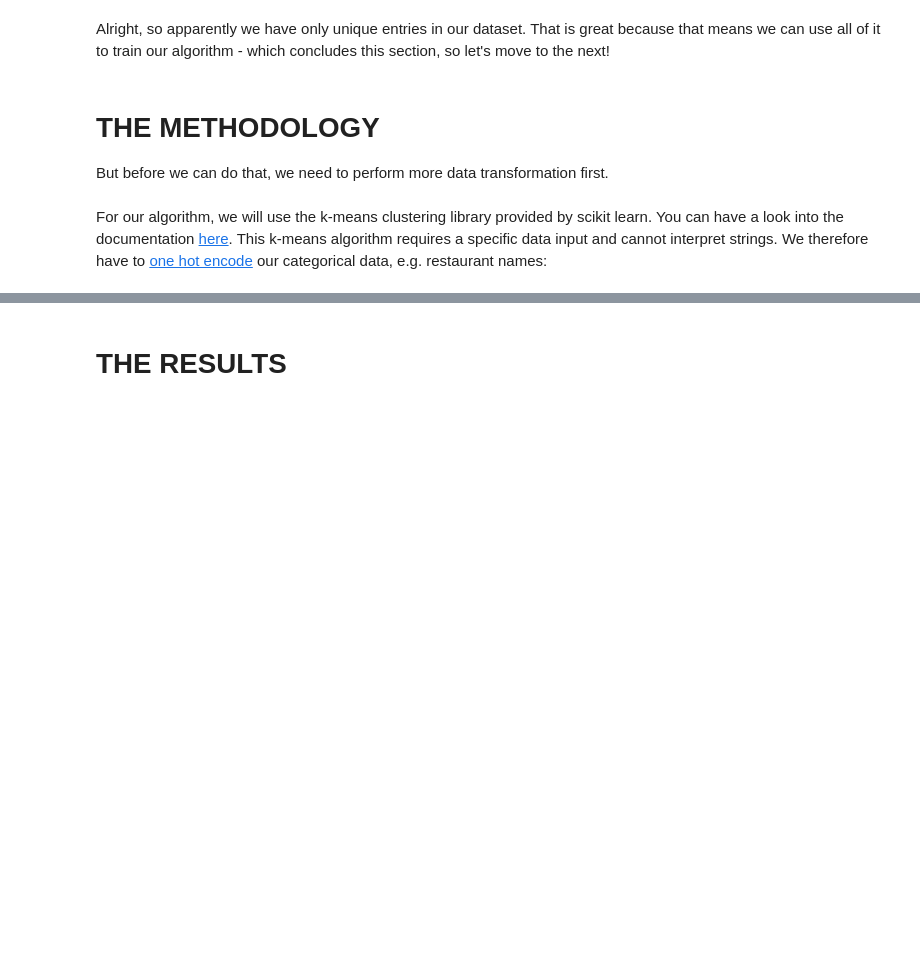
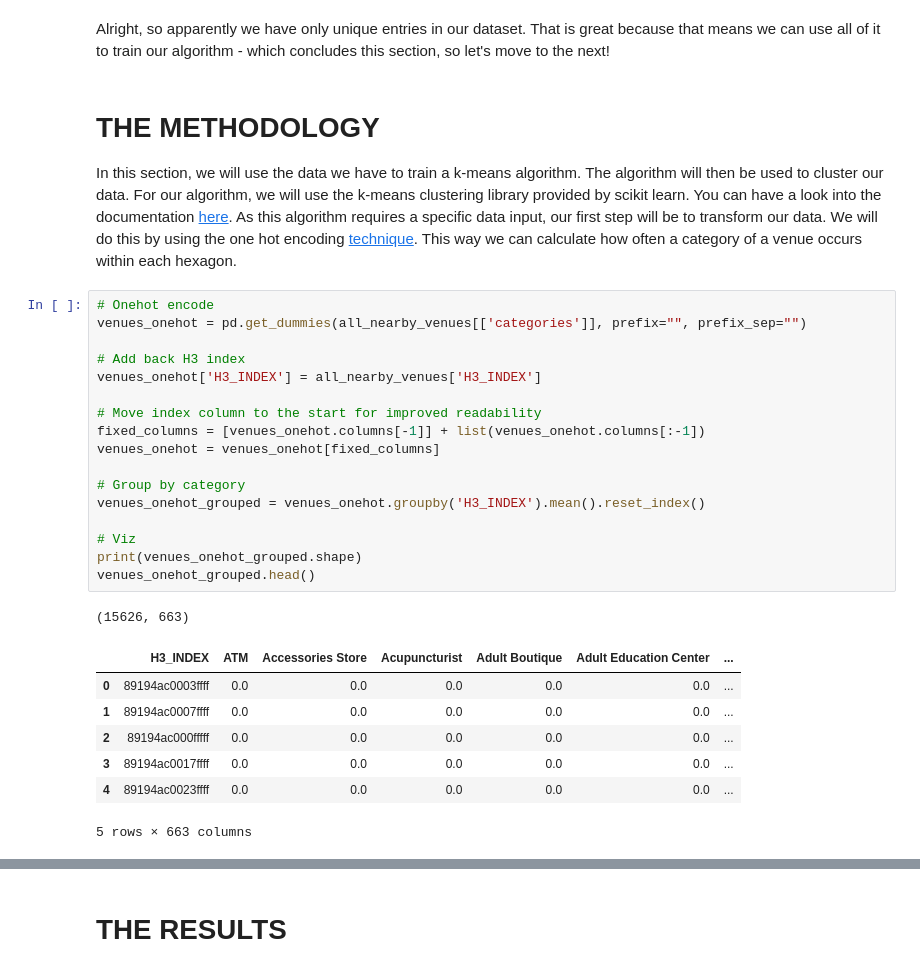
Before and after one commit to Mauricebuettgenbach/battle_of_the_neighborhoods, a Jupyter notebook: THE_BATTLE_OF_NEIHBORHOODS.ipynb, the cells around one changed output, grey strips where cells are left out. Cells and saved outputs as stored; diff of their text form; blank space fills up the shorter version.

```diff
--- a/THE_BATTLE_OF_NEIHBORHOODS.ipynb
+++ b/THE_BATTLE_OF_NEIHBORHOODS.ipynb
@@ -1012,7 +1015,30 @@ print(test.shape)
 Alright, so apparently we have only unique entries in our dataset. That is great because that means we can use all of it to train our algorithm - which concludes this section, so let's move to the next!
 # %% [markdown]
 # THE METHODOLOGY
- But before we can do that, we need to perform more data transformation first.
-<br>
-<br>
-For our algorithm, we will use the k-means clustering library provided by scikit learn. You can have a look into the documentation [here](https://scikit-learn.org/stable/modules/generated/sklearn.cluster.KMeans.html). This k-means algorithm requires a specific data input and cannot interpret strings. We therefore have to [one hot encode](https://machinelearningmastery.com/why-one-hot-encode-data-in-machine-learning/) our categorical data, e.g. restaurant names:
+In this section, we will use the data we have to train a k-means algorithm. The algorithm will then be used to cluster our data. For our algorithm, we will use the k-means clustering library provided by scikit learn. You can have a look into the documentation [here](https://scikit-learn.org/stable/modules/generated/sklearn.cluster.KMeans.html). As this algorithm requires a specific data input, our first step will be to transform our data. We will do this by using the one hot encoding [technique](https://machinelearningmastery.com/why-one-hot-encode-data-in-machine-learning/). This way we can calculate how often a category of a venue occurs within each hexagon.
+# %%
+# Onehot encode
+venues_onehot = pd.get_dummies(all_nearby_venues[['categories']], prefix="", prefix_sep="")
+
+# Add back H3 index
+venues_onehot['H3_INDEX'] = all_nearby_venues['H3_INDEX']
+
+# Move index column to the start for improved readability
+fixed_columns = [venues_onehot.columns[-1]] + list(venues_onehot.columns[:-1])
+venues_onehot = venues_onehot[fixed_columns]
+
+# Group by category
+venues_onehot_grouped = venues_onehot.groupby('H3_INDEX').mean().reset_index()
+
+# Viz
+print(venues_onehot_grouped.shape)
+venues_onehot_grouped.head()
+# %% [output]
+(15626, 663)
+|  | H3_INDEX | ATM | Accessories Store | Acupuncturist | Adult Boutique | Adult Education Center | ... |
+| 0 | 89194ac0003ffff | 0.0 | 0.0 | 0.0 | 0.0 | 0.0 | ... |
+| 1 | 89194ac0007ffff | 0.0 | 0.0 | 0.0 | 0.0 | 0.0 | ... |
+| 2 | 89194ac000fffff | 0.0 | 0.0 | 0.0 | 0.0 | 0.0 | ... |
+| 3 | 89194ac0017ffff | 0.0 | 0.0 | 0.0 | 0.0 | 0.0 | ... |
+| 4 | 89194ac0023ffff | 0.0 | 0.0 | 0.0 | 0.0 | 0.0 | ... |
+5 rows × 663 columns
```
Also changed, not shown: parts of 5 cells of this notebook.
